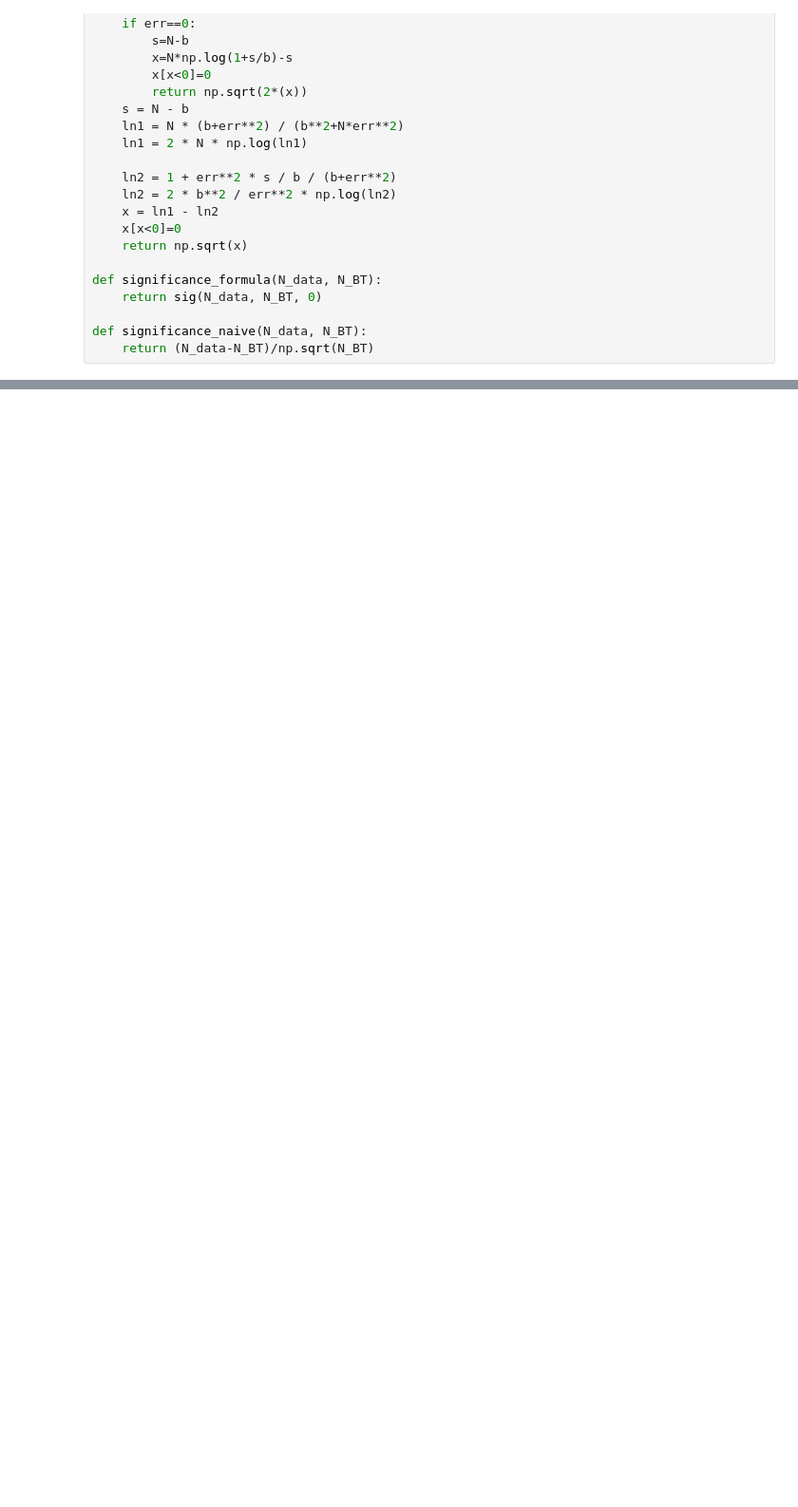
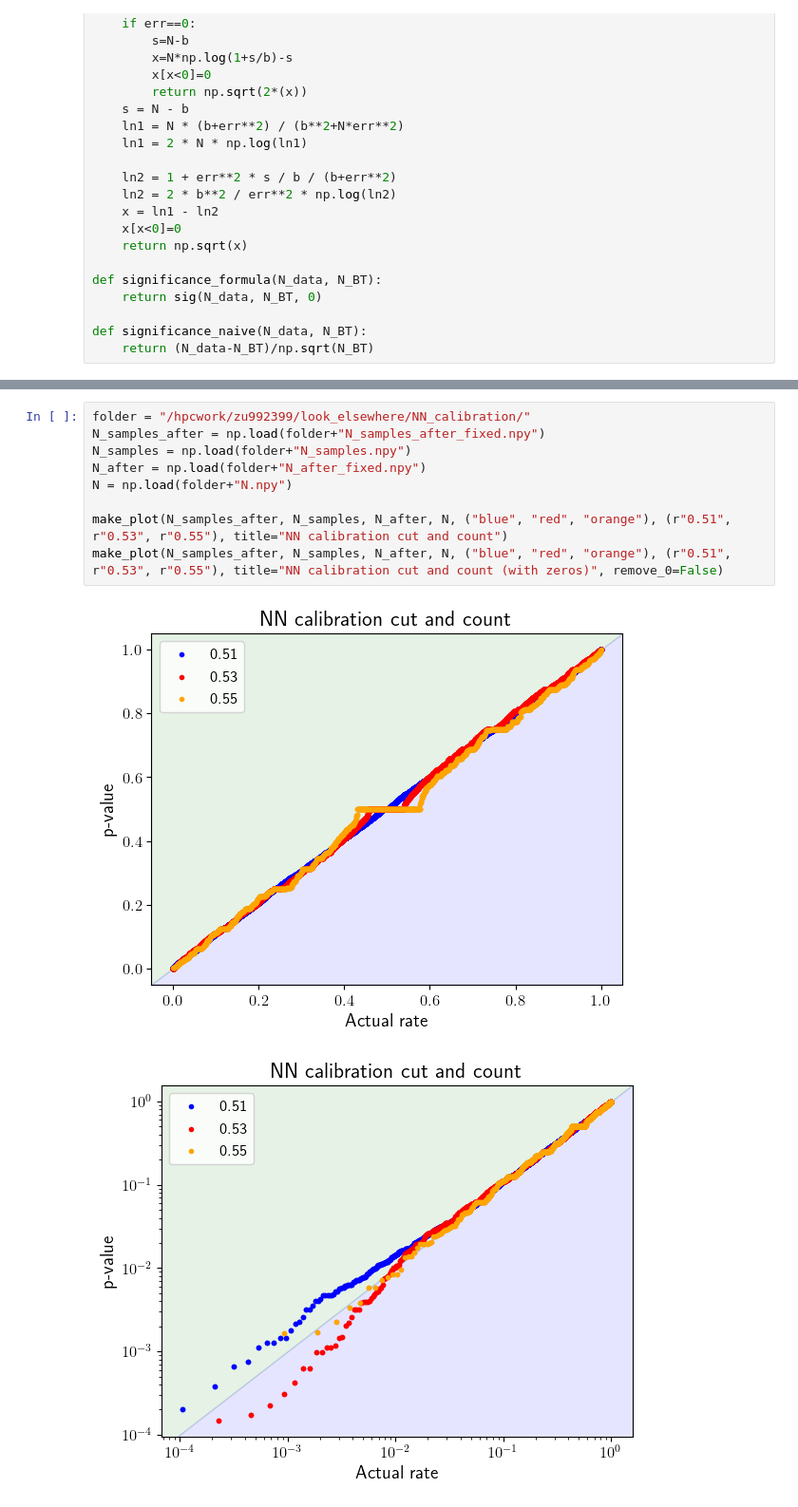
Before and after one commit to mariehein/look_everywhere_in_AD, a Jupyter notebook: NN_calibration.ipynb, the cells around one changed output, grey strips where cells are left out. Shown at 95% size. Cells and saved outputs as stored; diff of their text form; blank space fills up the shorter version.

```diff
--- a/NN_calibration.ipynb
+++ b/NN_calibration.ipynb
@@ -577,0 +167,12 @@ plt.savefig("plots/BDT_test.png")
+# %%
+folder = "/hpcwork/zu992399/look_elsewhere/NN_calibration/"
+N_samples_after = np.load(folder+"N_samples_after_fixed.npy")
+N_samples = np.load(folder+"N_samples.npy")
+N_after = np.load(folder+"N_after_fixed.npy")
+N = np.load(folder+"N.npy")
+
+make_plot(N_samples_after, N_samples, N_after, N, ("blue", "red", "orange"), (r"0.51", r"0.53", r"0.55"), title="NN calibration cut and count")
+make_plot(N_samples_after, N_samples, N_after, N, ("blue", "red", "orange"), (r"0.51", r"0.53", r"0.55"), title="NN calibration cut and count (with zeros)", remove_0=False)
+# %% [output]
+[figure, added]
+[figure, added]
```
Also changed, not shown: parts of 22 cells of this notebook, 14 other files.
